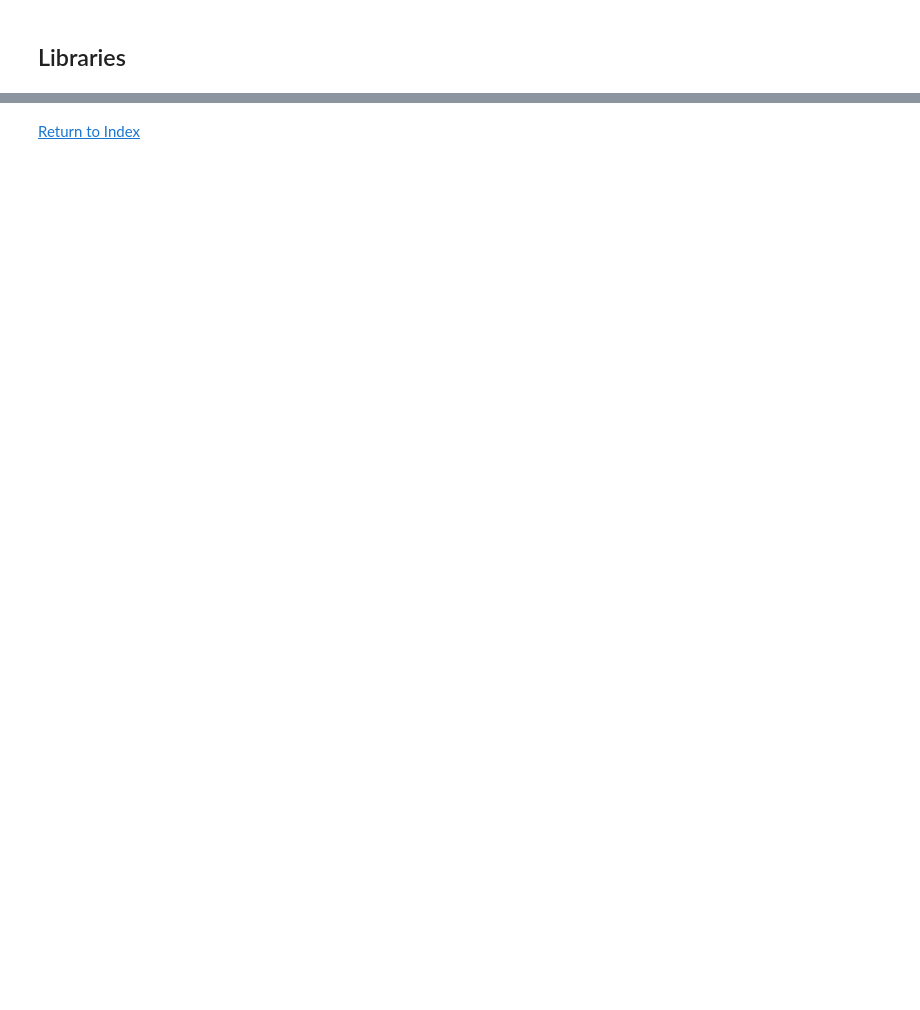
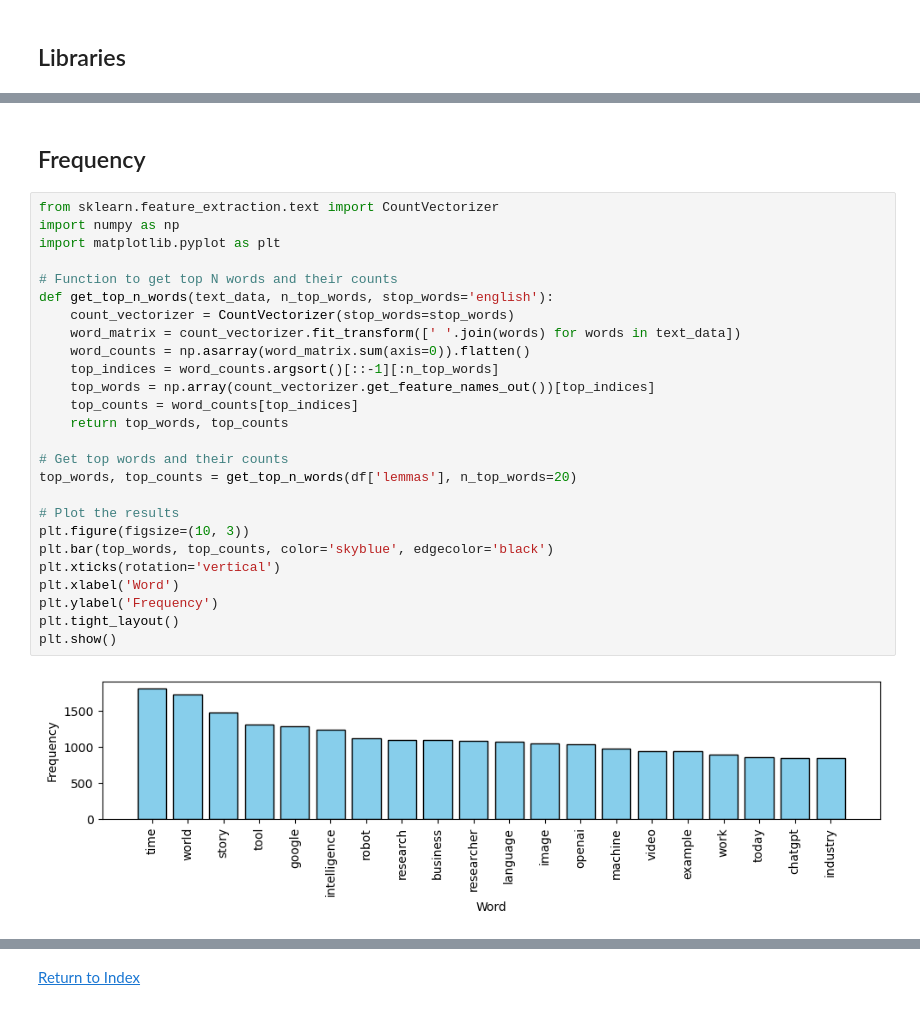
Before and after one commit to AlbaTaboada/Edgelands, a Jupyter notebook: Full_text_analysis(Alba).ipynb, the cells around one changed output, grey strips where cells are left out. Drawn from its saved outputs; the diff is of its cells as text; blank space fills up the shorter version.

```diff
--- a/Full_text_analysis(Alba).ipynb
+++ b/Full_text_analysis(Alba).ipynb
@@ -56,0 +160,30 @@ from sklearn.decomposition import LatentDirichletAllocation
+# %% [markdown]
+## Frequency
+# %%
+from sklearn.feature_extraction.text import CountVectorizer
+import numpy as np
+import matplotlib.pyplot as plt
+
+# Function to get top N words and their counts
+def get_top_n_words(text_data, n_top_words, stop_words='english'):
+    count_vectorizer = CountVectorizer(stop_words=stop_words)
+    word_matrix = count_vectorizer.fit_transform([' '.join(words) for words in text_data])
+    word_counts = np.asarray(word_matrix.sum(axis=0)).flatten()
+    top_indices = word_counts.argsort()[::-1][:n_top_words]
+    top_words = np.array(count_vectorizer.get_feature_names_out())[top_indices]
+    top_counts = word_counts[top_indices]
+    return top_words, top_counts
+
+# Get top words and their counts
+top_words, top_counts = get_top_n_words(df['lemmas'], n_top_words=20)
+
+# Plot the results
+plt.figure(figsize=(10, 3))
+plt.bar(top_words, top_counts, color='skyblue', edgecolor='black')
+plt.xticks(rotation='vertical')
+plt.xlabel('Word')
+plt.ylabel('Frequency')
+plt.tight_layout()
+plt.show()
+# %% [output]
+[figure, added]
```
Also changed, not shown: parts of 68 cells of this notebook, 4 other files.
